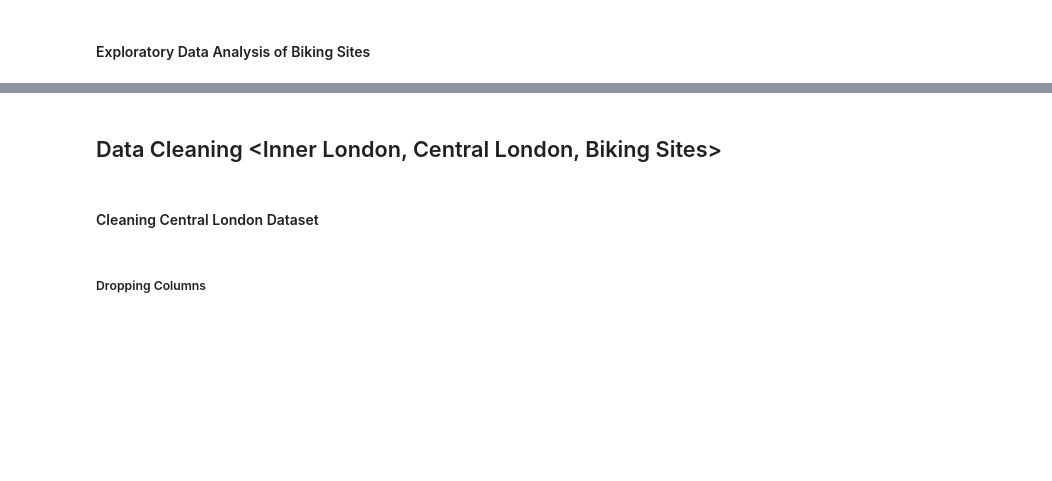
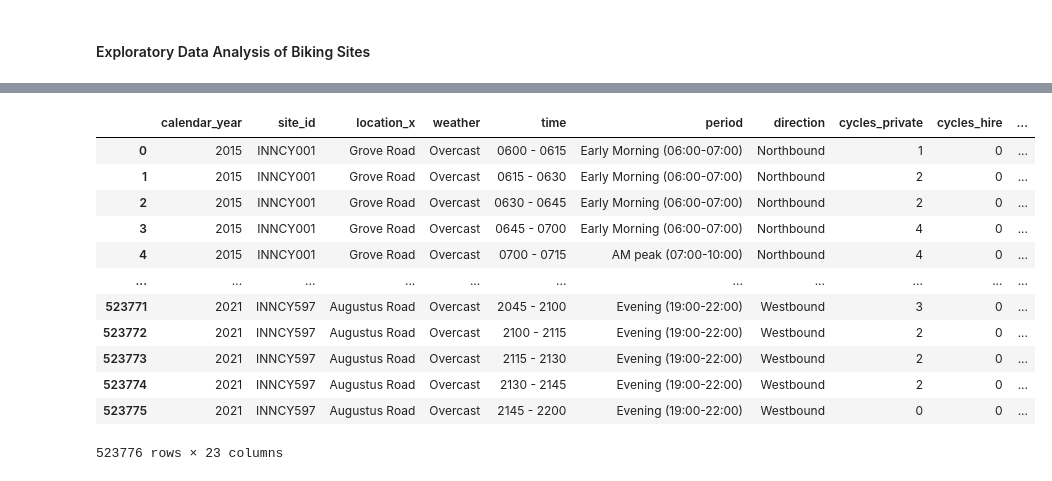
Before and after one commit to teamlse2022/Thoughtworks, a Jupyter notebook: London Dataset/LSE Employer Project Central, Inner London and Biking Sites Analysis 23-09-22.ipynb, the cells around one changed output, grey strips where cells are left out. Drawn from its saved outputs; the diff is of its cells as text; code cells hidden in the pictures; blank space fills up the shorter version.

```diff
--- a/London Dataset/LSE Employer Project Central, Inner London and Biking Sites Analysis 23-09-22.ipynb
+++ b/London Dataset/LSE Employer Project Central, Inner London and Biking Sites Analysis 23-09-22.ipynb
@@ -956 +973,15 @@ bike_site.isnull().sum()
+# %%
+# Filling NaNs with unknowns
+bike_site['Functional cycling area'] = bike_site['Functional cycling area'].fillna('Unknown')
+# %%
+# Changing Column names of Biking site
+bike_site.rename(columns = {"UnqID": "site_id",
+                          "ProgID": "prog_id",
+                          "SurveyDescription":"survey_description",
+                          "Easting":"easting",
+                          "Northing":"northing",
+                          "Location":"location",
+                          "Borough":"borough",
+                          "Functional cycling area":"func_cycle_area"
+                         },inplace=True)
 # %%
@@ -958,6 +1003,18 @@ bike_site.isnull().describe()
-# %% [markdown]
-## Data Cleaning <Inner London, Central London, Biking Sites>
-# %% [markdown]
-#### Cleaning Central London Dataset
-# %% [markdown]
-##### Dropping Columns
+# %%
+inn_lon_temp = inn_lon
+
+pd.merge(inn_lon_temp, bike_site, on="site_id", how="left")
+# %% [output]
+|  | calendar_year | site_id | location_x | weather | time | period | direction | cycles_private | cycles_hire | ... |
+| 0 | 2015 | INNCY001 | Grove Road | Overcast | 0600 - 0615 | Early Morning (06:00-07:00) | Northbound | 1 | 0 | ... |
+| 1 | 2015 | INNCY001 | Grove Road | Overcast | 0615 - 0630 | Early Morning (06:00-07:00) | Northbound | 2 | 0 | ... |
+| 2 | 2015 | INNCY001 | Grove Road | Overcast | 0630 - 0645 | Early Morning (06:00-07:00) | Northbound | 2 | 0 | ... |
+| 3 | 2015 | INNCY001 | Grove Road | Overcast | 0645 - 0700 | Early Morning (06:00-07:00) | Northbound | 4 | 0 | ... |
+| 4 | 2015 | INNCY001 | Grove Road | Overcast | 0700 - 0715 | AM peak (07:00-10:00) | Northbound | 4 | 0 | ... |
+| ... | ... | ... | ... | ... | ... | ... | ... | ... | ... | ... |
+| 523771 | 2021 | INNCY597 | Augustus Road | Overcast | 2045 - 2100 | Evening (19:00-22:00) | Westbound | 3 | 0 | ... |
+| 523772 | 2021 | INNCY597 | Augustus Road | Overcast | 2100 - 2115 | Evening (19:00-22:00) | Westbound | 2 | 0 | ... |
+| 523773 | 2021 | INNCY597 | Augustus Road | Overcast | 2115 - 2130 | Evening (19:00-22:00) | Westbound | 2 | 0 | ... |
+| 523774 | 2021 | INNCY597 | Augustus Road | Overcast | 2130 - 2145 | Evening (19:00-22:00) | Westbound | 2 | 0 | ... |
+| 523775 | 2021 | INNCY597 | Augustus Road | Overcast | 2145 - 2200 | Evening (19:00-22:00) | Westbound | 0 | 0 | ... |
+523776 rows × 23 columns
```
Also changed, not shown: parts of 3 cells of this notebook.
